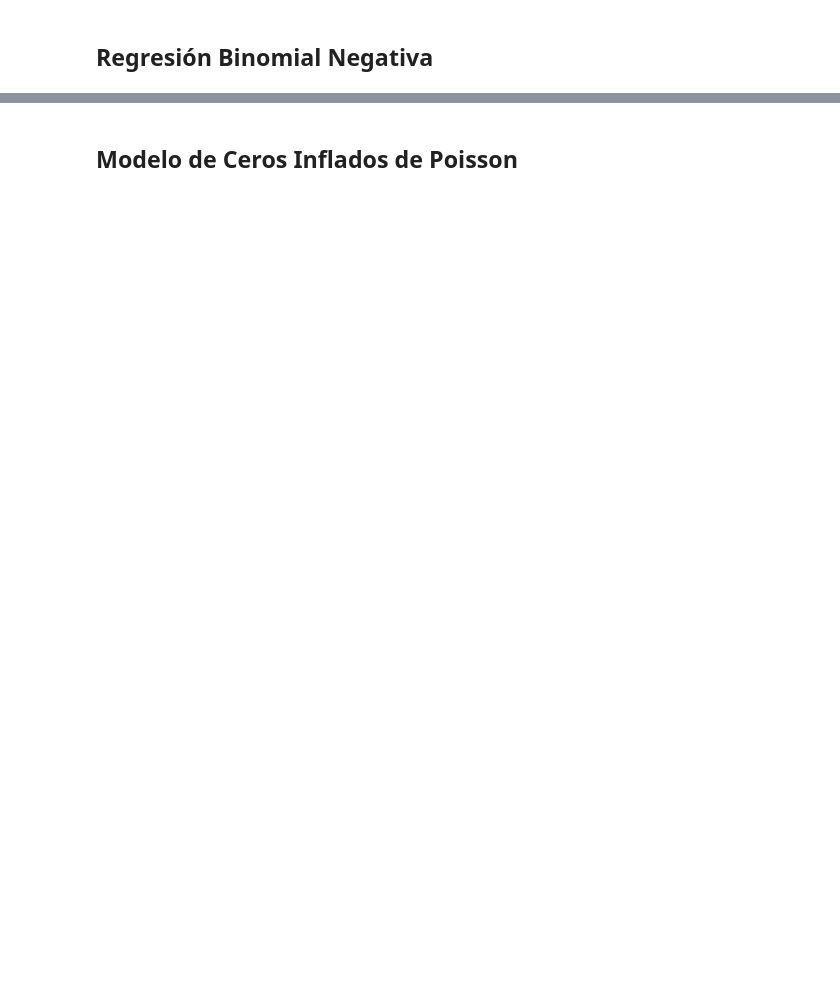
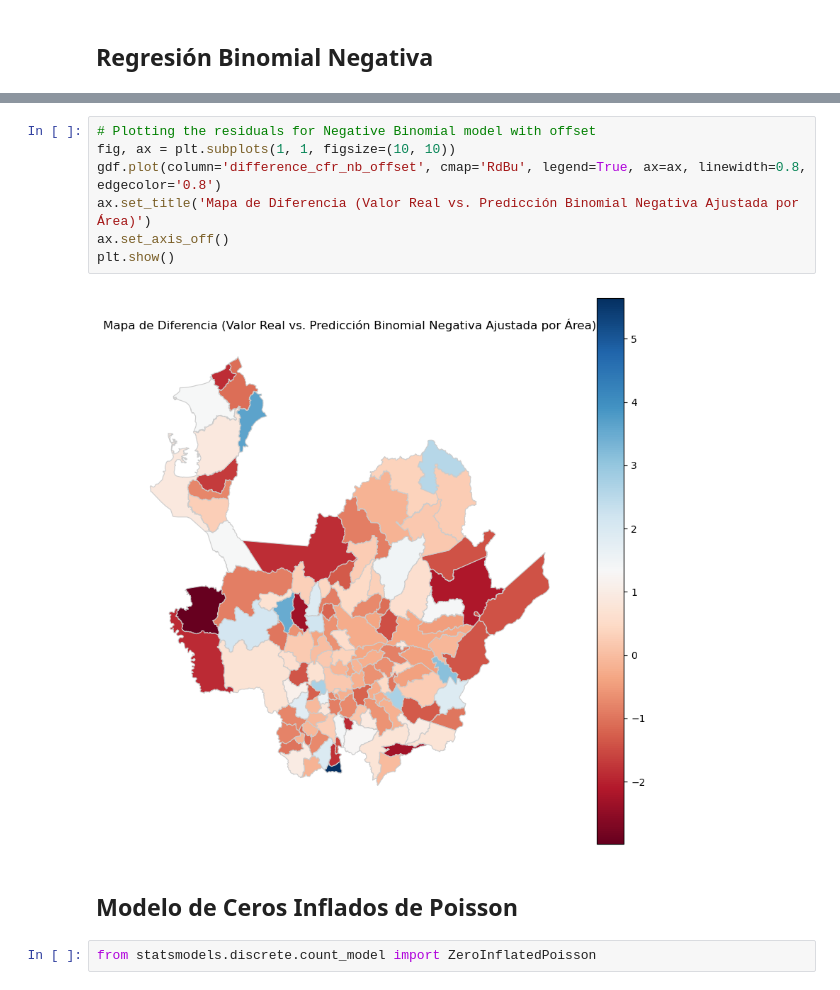
Before and after one commit to algarciach/AnalisisGeoespacial, a Jupyter notebook: Covid19_book/02_gml.ipynb, the cells around one changed output, grey strips where cells are left out. Drawn from its saved outputs; the diff is of its cells as text; blank space fills up the shorter version.

```diff
--- a/Covid19_book/02_gml.ipynb
+++ b/Covid19_book/02_gml.ipynb
@@ -206,2 +356,13 @@ plt.show()
+# %%
+# Plotting the residuals for Negative Binomial model with offset
+fig, ax = plt.subplots(1, 1, figsize=(10, 10))
+gdf.plot(column='difference_cfr_nb_offset', cmap='RdBu', legend=True, ax=ax, linewidth=0.8, edgecolor='0.8')
+ax.set_title('Mapa de Diferencia (Valor Real vs. Predicción Binomial Negativa Ajustada por Área)')
+ax.set_axis_off()
+plt.show()
+# %% [output]
+[figure, added]
 # %% [markdown]
 ## Modelo de Ceros Inflados de Poisson
+# %%
+from statsmodels.discrete.count_model import ZeroInflatedPoisson
```
Also changed, not shown: parts of 15 cells of this notebook, 17 other files.
